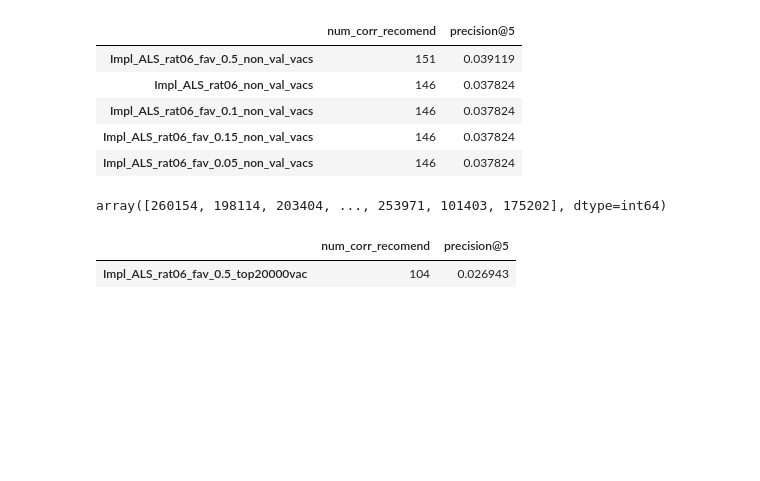
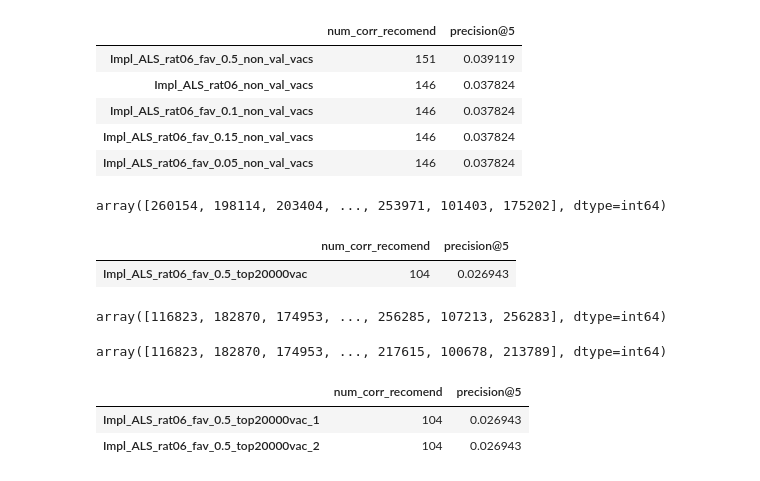
Before and after one commit to YurezSml/Hakaton2022, a Jupyter notebook: Models/Model_CookieID_Impl_rat06_RabotaRU.ipynb, the cells around one changed output. Drawn from its saved outputs; the diff is of its cells as text; code cells hidden in the pictures; blank space fills up the shorter version.

```diff
--- a/Models/Model_CookieID_Impl_rat06_RabotaRU.ipynb
+++ b/Models/Model_CookieID_Impl_rat06_RabotaRU.ipynb
@@ -625,3 +625,50 @@ res_df
 # %% [output]
 |  | num_corr_recomend | precision@5 |
 | Impl_ALS_rat06_fav_0.5_top20000vac | 104 | 0.026943 |
+# %%
+# ТОП-20000 для рейтинга по добавлению в избранное
+
+vac_start = 0
+vac_end = 20000
+rating_act = ['click_favorite']
+
+top20000vac_1 = get_top_n_vacancies(rating_act,
+                                  pos_vacancies_start=vac_start,
+                                  pos_vacancies_end=vac_end)
+top20000vac_1
+# %% [output]
+array([116823, 182870, 174953, ..., 256285, 107213, 256283], dtype=int64)
+# %%
+# ТОП-20000 для рейтинга по добавлению в избранное
+
+vac_start = 0
+vac_end = 20000
+rating_act = ['click_favorite',
+              'preview_click_favorite']
+
+top20000vac_2 = get_top_n_vacancies(rating_act,
+                                  pos_vacancies_start=vac_start,
+                                  pos_vacancies_end=vac_end)
+top20000vac_2
+# %% [output]
+array([116823, 182870, 174953, ..., 217615, 100678, 213789], dtype=int64)
+# %%
+# Задаем словари с моделями и датасетами чтобы перебрать их все
+
+models_dict_Impl = {
+    'Impl_ALS_rat06_fav_0.5': [Impl_ALS_rat06_fav, 'implicit', Impl_rat06_fav_set]
+}
+
+set_dict_Impl = {
+    'top20000vac_1': top20000vac_1,
+    'top20000vac_2': top20000vac_2
+}
+# %%
+n_pred = 5
+
+res_df = get_res_df(models_dict_Impl, set_dict_Impl, n_predict = n_pred)
+res_df
+# %% [output]
+|  | num_corr_recomend | precision@5 |
+| Impl_ALS_rat06_fav_0.5_top20000vac_1 | 104 | 0.026943 |
+| Impl_ALS_rat06_fav_0.5_top20000vac_2 | 104 | 0.026943 |
```
Also changed, not shown: parts of 1 cell of this notebook.
